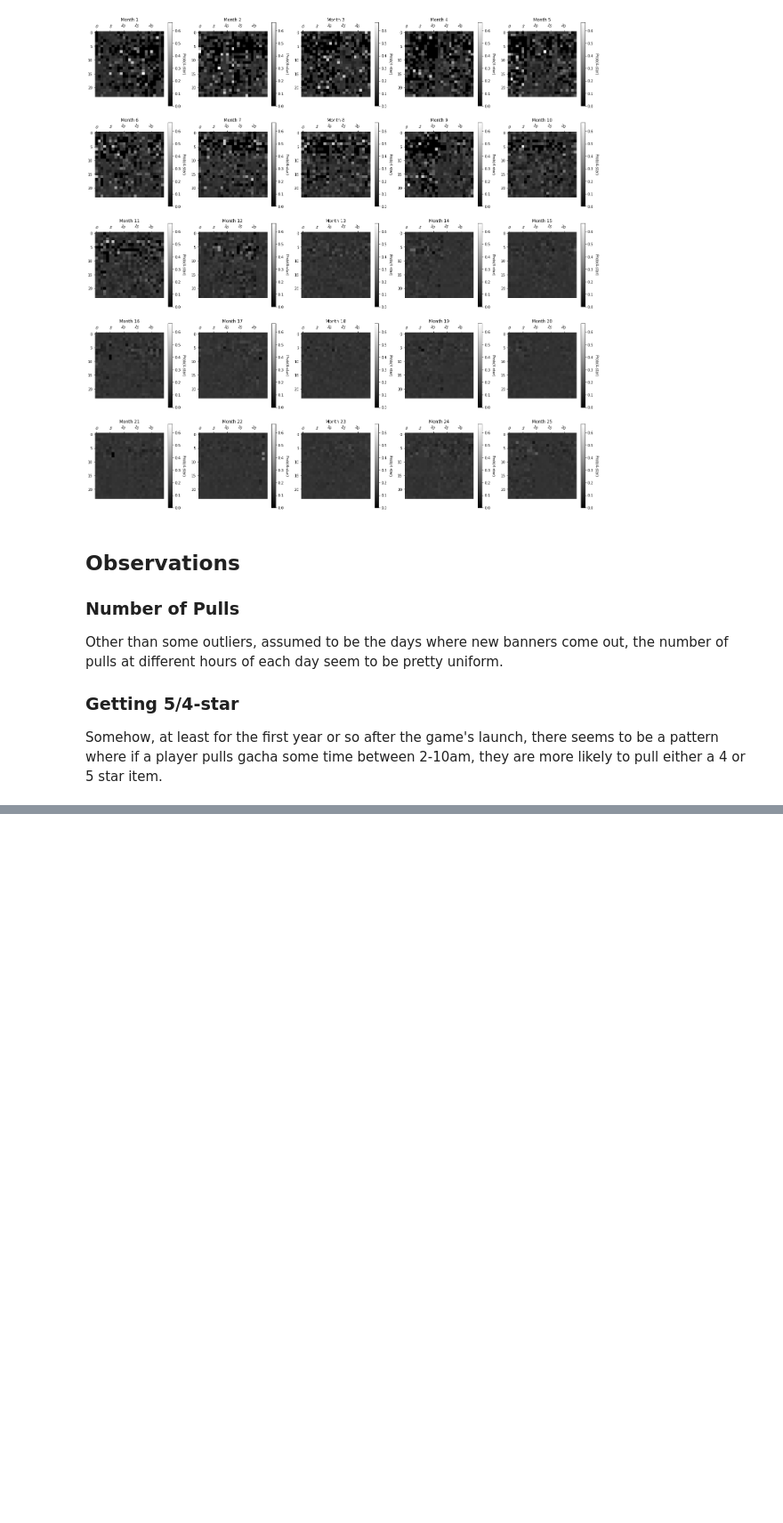
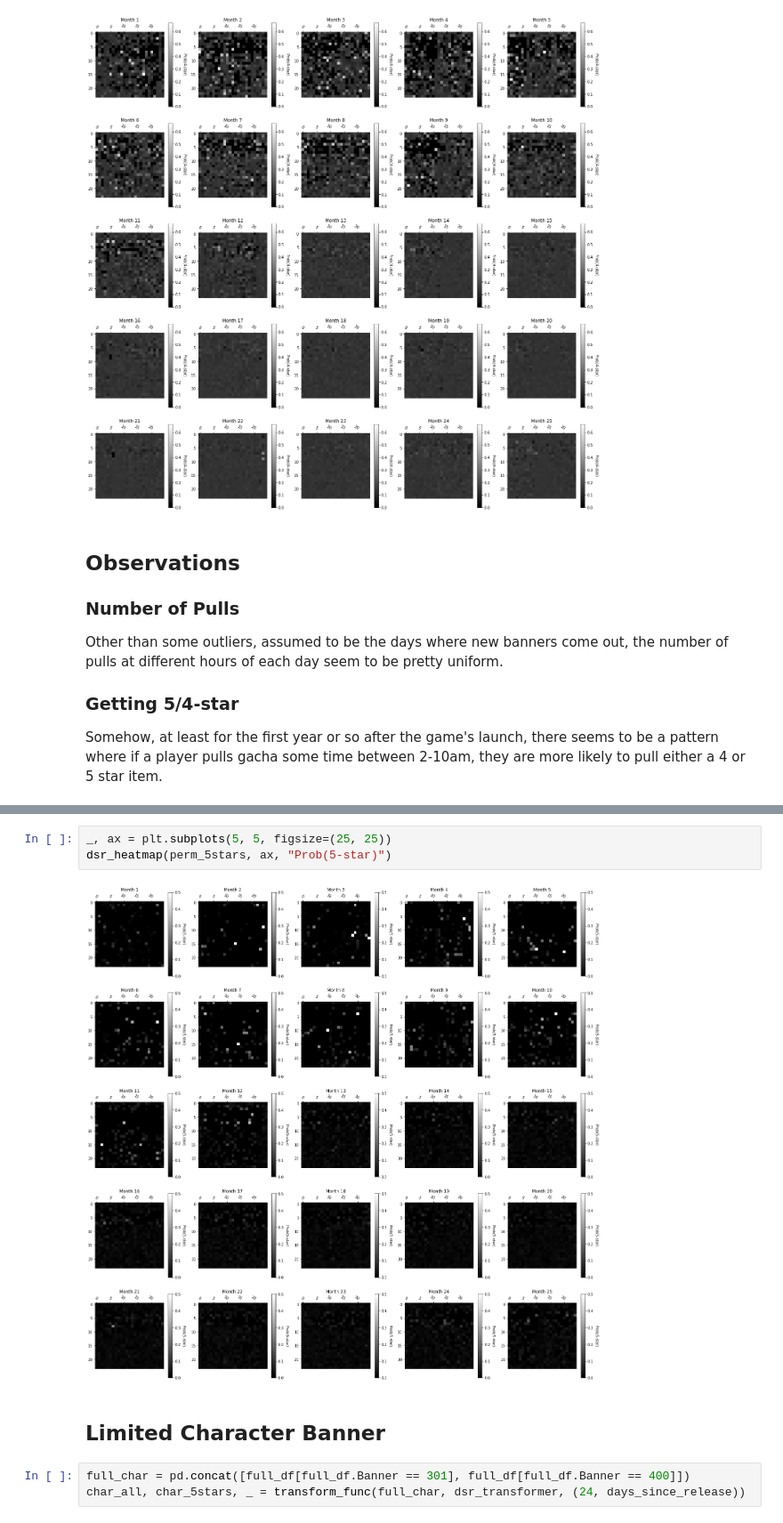
Before and after one commit to justnawat/optimized-genshin-pulling, a Jupyter notebook: Optimized Genshin Pulls.ipynb, the cells around one changed output, grey strips where cells are left out. Shown at 89% size. Saved outputs shown, nothing was run; the diff lists cells and outputs as text; blank space fills up the shorter version.

```diff
--- a/Optimized Genshin Pulls.ipynb
+++ b/Optimized Genshin Pulls.ipynb
@@ -300,0 +322,10 @@ in the following attempt(s).
+# %%
+_, ax = plt.subplots(5, 5, figsize=(25, 25))
+dsr_heatmap(perm_5stars, ax, "Prob(5-star)")
+# %% [output]
+[figure, added]
+# %% [markdown]
+## Limited Character Banner
+# %%
+full_char = pd.concat([full_df[full_df.Banner == 301], full_df[full_df.Banner == 400]])
+char_all, char_5stars, _ = transform_func(full_char, dsr_transformer, (24, days_since_release))
```
Also changed, not shown: parts of 22 cells of this notebook.
